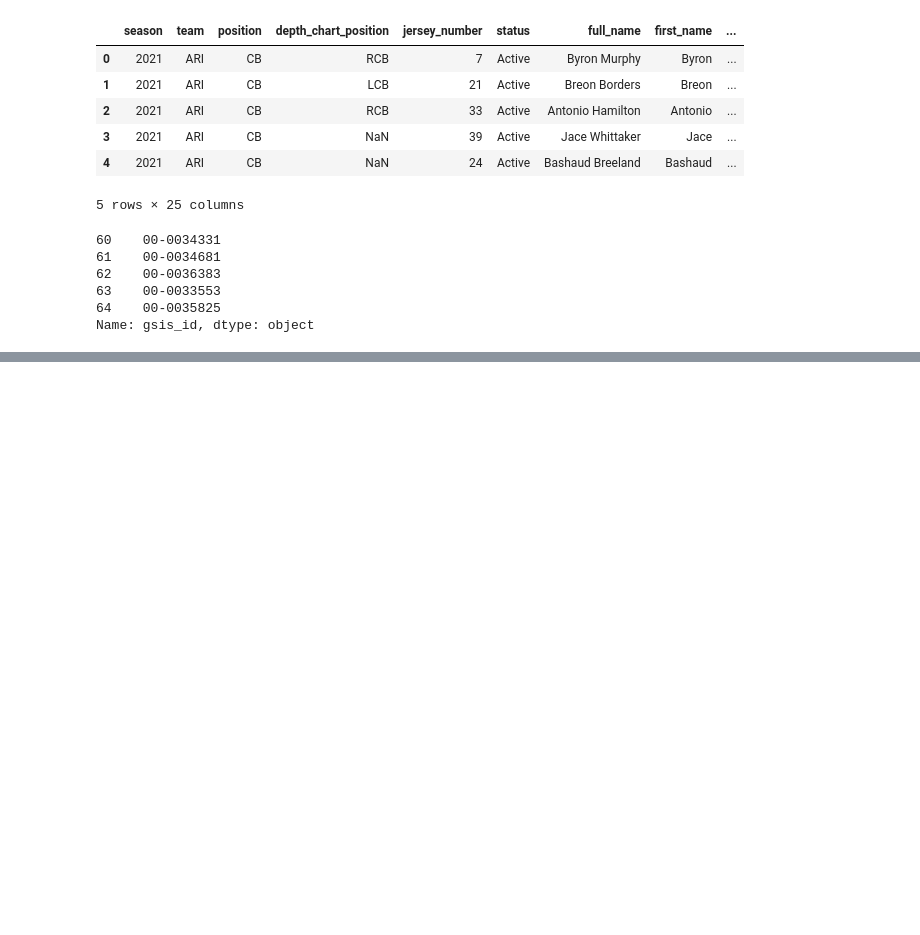
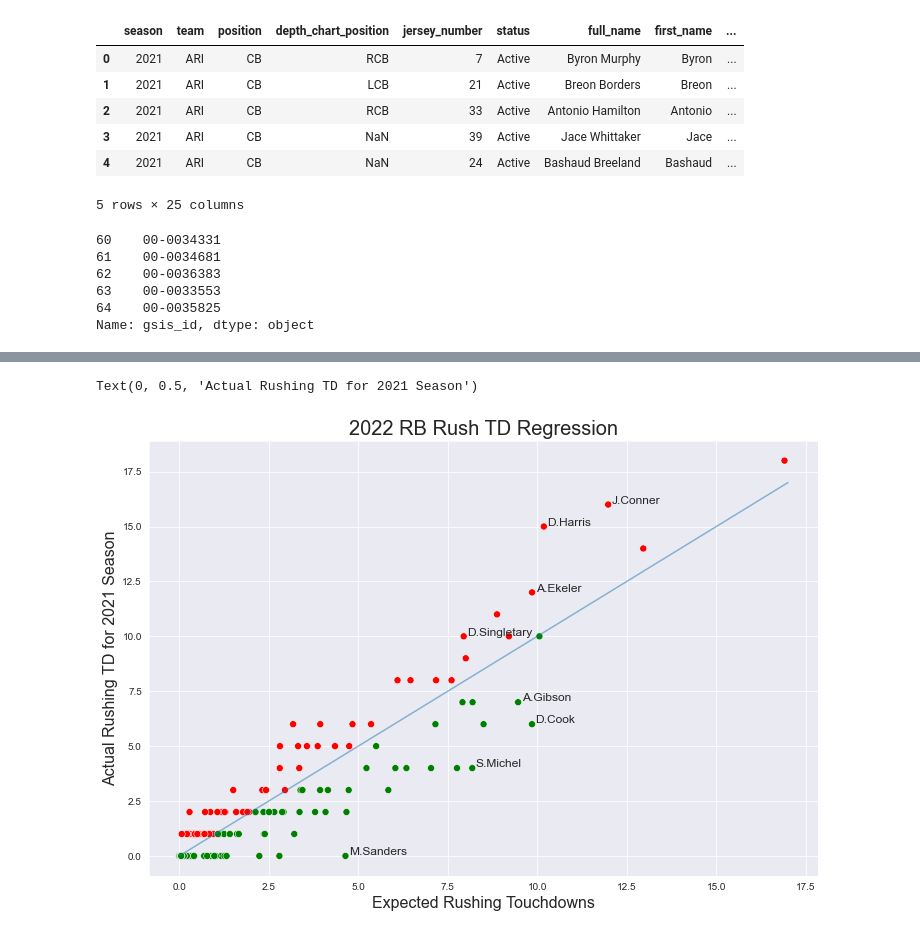
Before and after one commit to kumajimmy/fantasy_footballl_22, a Jupyter notebook: TD_regression_rb.ipynb, the cells around one changed output, grey strips where cells are left out. Drawn from its saved outputs; the diff is of its cells as text; code cells hidden in the pictures; blank space fills up the shorter version.

```diff
--- a/TD_regression_rb.ipynb
+++ b/TD_regression_rb.ipynb
@@ -162,0 +174,4 @@ rush_2021_df.head(20)
+# %%
+rush_2021_df = rush_2021_df.rename(columns={'rusher_id':'gsis_id'})
+
+rush_2021_df.head()
@@ -162,0 +185,13 @@ rush_2021_df.head(20)
+# %%
+rush_2021_df = rush_2021_df.groupby('gsis_id', as_index=False).agg({
+    'rusher_player_name': 'first', 'rush_touchdown': 'sum', 'probability_of_touchdown': 'sum'
+}).rename({
+    'probability_of_touchdown':'expected_touchdowns', 'rush_touchdown': 'season_rush_td_total'
+}, axis=1)
+
+rush_2021_df['positive_regression'] = rush_2021_df['season_rush_td_total'] < rush_2021_df['expected_touchdowns']
+rush_2021_df['delta'] = rush_2021_df.apply(
+    lambda x: abs(x.expected_touchdowns - x.season_rush_td_total), axis=1
+)
+
+rush_2021_df.sort_values(by='expected_touchdowns', ascending=False).head()
@@ -162,0 +225,37 @@ rush_2021_df.head(20)
+# %%
+fig, ax = plt.subplots(figsize=(12,8))
+sns.scatterplot(
+    data = rush_2021_df,
+    x = 'expected_touchdowns',
+    y = 'season_rush_td_total',
+    hue = 'positive_regression',
+    palette= ['red', 'green'],
+    s=50
+);
+
+max_actual = int(rush_2021_df['season_rush_td_total'].max())
+max_expected = int(rush_2021_df['expected_touchdowns'].max())
+
+max_td = max(max_actual, max_expected)
+
+sns.lineplot(range(max_td), range(max_td), alpha = 0.5)
+
+# top_deltas = rush_2021_df.sort_values(by='delta', ascending = False)[:5]
+
+player_array = ['D.Harris', 'M.Sanders', 'S.Michel', 'J.Conner', 'D.Cook', 'D.Singletary', 'A.Gibson', 'A.Ekeler']
+
+for index, row in rush_2021_df.iterrows():
+    if row['rusher_player_name'] in player_array:
+        ax.text(
+            x = row['expected_touchdowns'] +.1,
+            y = row['season_rush_td_total'] +0.05,
+            s = row['rusher_player_name'],
+            fontsize = 12
+        )
+ax.get_legend().remove()
+ax.set_title ('2022 RB Rush TD Regression', fontsize =20)
+ax.set_xlabel('Expected Rushing Touchdowns', fontsize =16)
+ax.set_ylabel('Actual Rushing TD for 2021 Season', fontsize =16)
+# %% [output]
+Text(0, 0.5, 'Actual Rushing TD for 2021 Season')
+[figure, added]
```
Also changed, not shown: parts of 6 cells of this notebook.
